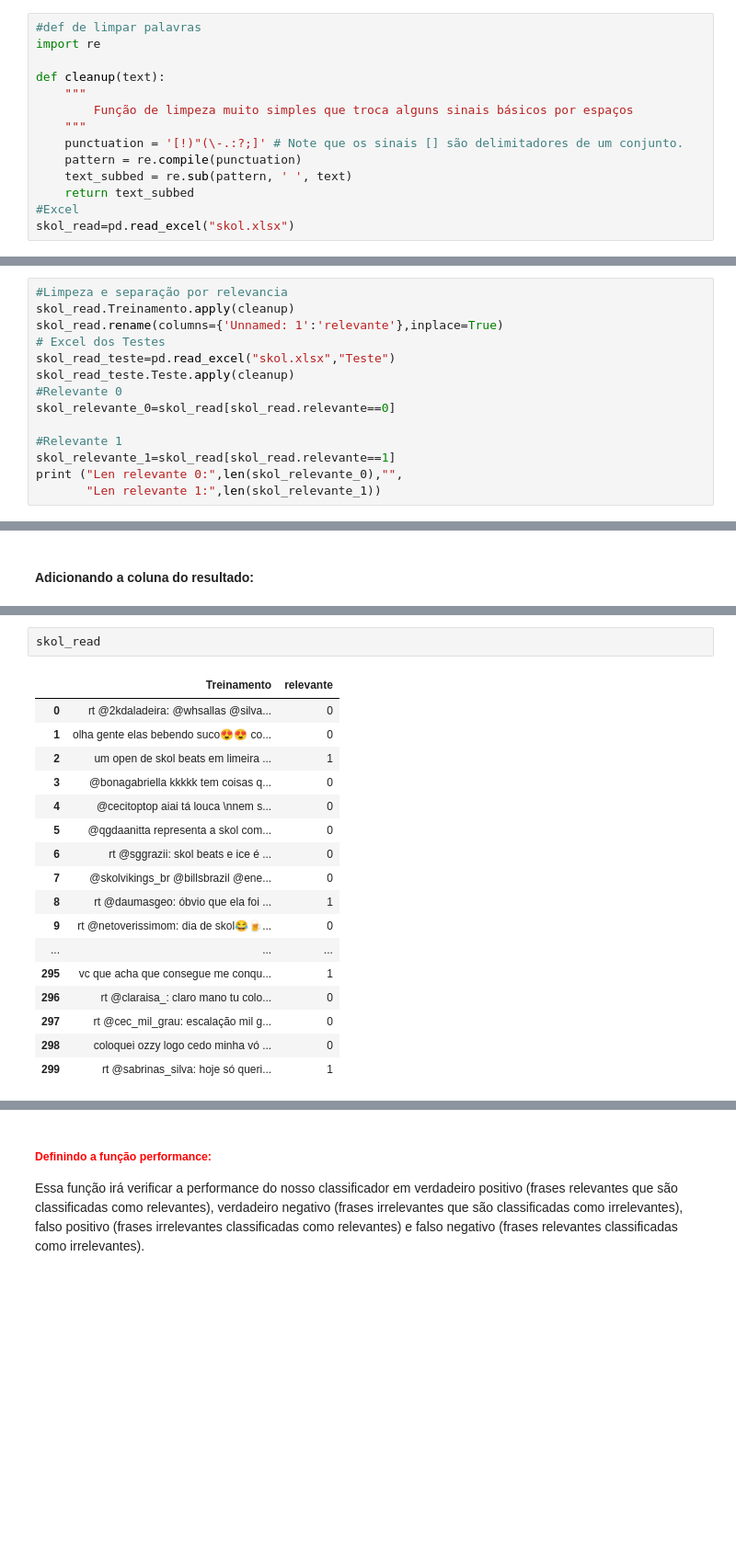
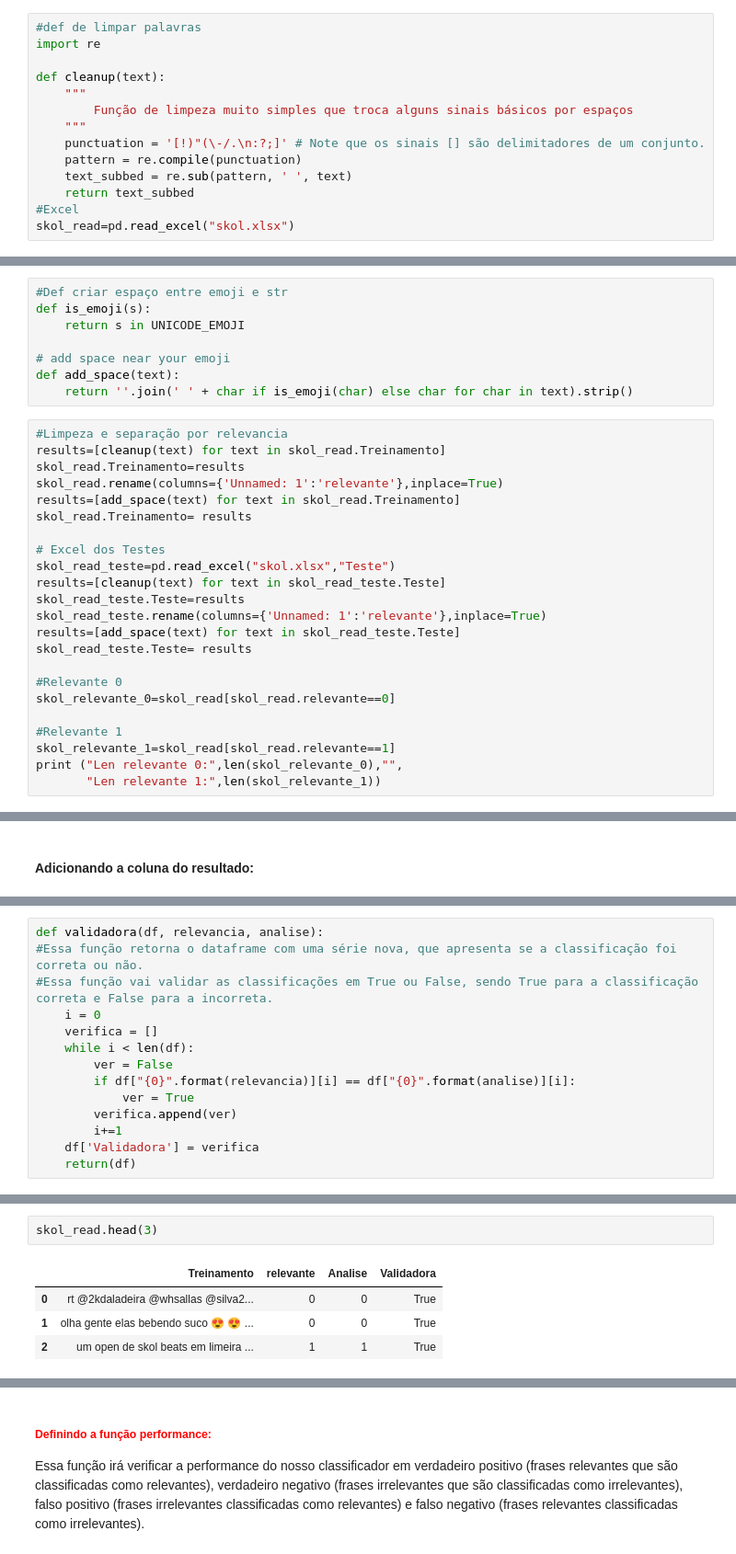
Before and after one commit to EikiSantos/DataScience-Project, a Jupyter notebook: Projeto2_layout.ipynb, the cells around one changed output, grey strips where cells are left out. Shown at 92% size. Drawn from its saved outputs; the diff is of its cells as text; blank space fills up the shorter version.

```diff
--- a/Projeto2_layout.ipynb
+++ b/Projeto2_layout.ipynb
@@ -109,7 +112,7 @@ def cleanup(text):
     """
         Função de limpeza muito simples que troca alguns sinais básicos por espaços
     """
-    punctuation = '[!)"(\-.:?;]' # Note que os sinais [] são delimitadores de um conjunto.
+    punctuation = '[!)"(\-/.\n:?;]' # Note que os sinais [] são delimitadores de um conjunto.
     pattern = re.compile(punctuation)
     text_subbed = re.sub(pattern, ' ', text)
     return text_subbed
@@ -118,10 +123,27 @@ skol_read=pd.read_excel("skol.xlsx")
+# %%
+#Def criar espaço entre emoji e str
+def is_emoji(s):
+    return s in UNICODE_EMOJI
+
+# add space near your emoji
+def add_space(text):
+    return ''.join(' ' + char if is_emoji(char) else char for char in text).strip()
 # %%
 #Limpeza e separação por relevancia
-skol_read.Treinamento.apply(cleanup)
+results=[cleanup(text) for text in skol_read.Treinamento]
+skol_read.Treinamento=results
 skol_read.rename(columns={'Unnamed: 1':'relevante'},inplace=True)
+results=[add_space(text) for text in skol_read.Treinamento]
+skol_read.Treinamento= results
+
 # Excel dos Testes
 skol_read_teste=pd.read_excel("skol.xlsx","Teste")
-skol_read_teste.Teste.apply(cleanup)
+results=[cleanup(text) for text in skol_read_teste.Teste]
+skol_read_teste.Teste=results
+skol_read_teste.rename(columns={'Unnamed: 1':'relevante'},inplace=True)
+results=[add_space(text) for text in skol_read_teste.Teste]
+skol_read_teste.Teste= results
+
 #Relevante 0
 skol_relevante_0=skol_read[skol_read.relevante==0]
 
@@ -294,0 +320,14 @@ def classificador(dataframe,plani):
+# %%
+def validadora(df, relevancia, analise):
+#Essa função retorna o dataframe com uma série nova, que apresenta se a classificação foi correta ou não.
+#Essa função vai validar as classificações em True ou False, sendo True para a classificação correta e False para a incorreta.
+    i = 0
+    verifica = []
+    while i < len(df):
+        ver = False
+        if df["{0}".format(relevancia)][i] == df["{0}".format(analise)][i]:
+            ver = True
+        verifica.append(ver)
+        i+=1
+    df['Validadora'] = verifica
+    return(df)
@@ -295,20 +345,7 @@ def classificador(dataframe,plani):
 # %%
-skol_read
+skol_read.head(3)
 # %% [output]
-|  | Treinamento | relevante |
-| 0 | rt @2kdaladeira: @whsallas @silva... | 0 |
-| 1 | olha gente elas bebendo suco😍😍 co... | 0 |
-| 2 | um open de skol beats em limeira ... | 1 |
-| 3 | @bonagabriella kkkkk tem coisas q... | 0 |
-| 4 | @cecitoptop aiai tá louca \nnem s... | 0 |
-| 5 | @qgdaanitta representa a skol com... | 0 |
-| 6 | rt @sggrazii: skol beats e ice é ... | 0 |
-| 7 | @skolvikings_br @billsbrazil @ene... | 0 |
-| 8 | rt @daumasgeo: óbvio que ela foi ... | 1 |
-| 9 | rt @netoverissimom: dia de skol😂🍺... | 0 |
-| ... | ... | ... |
-| 295 | vc que acha que consegue me conqu... | 1 |
-| 296 | rt @claraisa_: claro mano tu colo... | 0 |
-| 297 | rt @cec_mil_grau: escalação mil g... | 0 |
-| 298 | coloquei ozzy logo cedo minha vó ... | 0 |
-| 299 | rt @sabrinas_silva: hoje só queri... | 1 |
+|  | Treinamento | relevante | Analise | Validadora |
+| 0 | rt @2kdaladeira @whsallas @silva2... | 0 | 0 | True |
+| 1 | olha gente elas bebendo suco 😍 😍 ... | 0 | 0 | True |
+| 2 | um open de skol beats em limeira ... | 1 | 1 | True |
```
Also changed, not shown: parts of 27 cells of this notebook.
